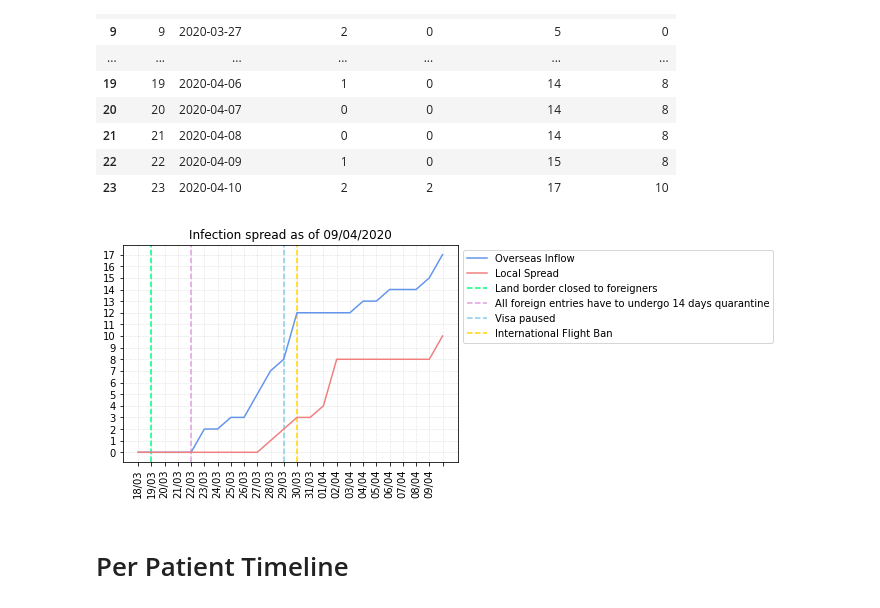
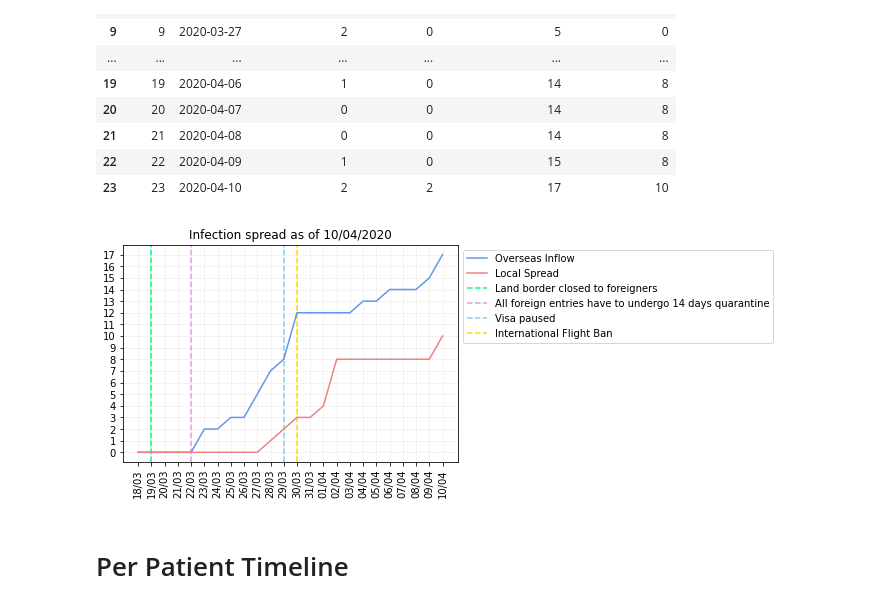
Before and after one commit to finerbrighterlighter/myanmar_covid19, a Jupyter notebook: exponential_growth.ipynb, the cells around one changed output. Drawn from its saved outputs; the diff is of its cells as text; code cells hidden in the pictures.

```diff
--- a/exponential_growth.ipynb
+++ b/exponential_growth.ipynb
@@ -85,7 +85,8 @@ case_df
 | 11 | 2020-04-10 | 2 | 2 |
 # %%
 timeline_df = pd.DataFrame(columns=["ndays","date"])
-timeline_df["ndays"] = np.arange(len(pd.date_range(start=df.ann_date.min(), end=df.ann_date.max())))
+#timeline_df["ndays"] = np.arange(len(pd.date_range(start=df.ann_date.min(), end=df.ann_date.max())))
+timeline_df["ndays"] = np.arange(len(pd.date_range(start=df.ann_date.min(), end=pd.to_datetime("today"))))
 timeline_df.loc[0,"date"]=df.ann_date.min()
 for i in range(1,len(timeline_df)):
     timeline_df.loc[i,"date"] = timeline_df.loc[i-1,"date"] + pd.Timedelta(days=1)
@@ -166,7 +170,8 @@ files.download(new_cases)
 [figure]
 # %%
 exp_df = pd.DataFrame(columns=["ndays","date"])
-exp_df["ndays"] = np.arange(len(pd.date_range(start=case_df.date.min(), end=case_df.date.max())))
+#exp_df["ndays"] = np.arange(len(pd.date_range(start=case_df.date.min(), end=case_df.date.max())))
+exp_df["ndays"] = np.arange(len(pd.date_range(start=case_df.date.min(), end=pd.to_datetime("today"))))
 exp_df.loc[0,"date"]=case_df.date.min()
 for i in range(1,len(exp_df)):
     exp_df.loc[i,"date"] = exp_df.loc[i-1,"date"] + pd.Timedelta(days=1)
@@ -366,7 +375,8 @@ files.download(status)
 ## Spread Trend
 # %%
 spread_trend_df = pd.DataFrame(columns=["ndays","date"])
-spread_trend_df["ndays"] = np.arange(len(pd.date_range(start=case_df.date.min()-pd.Timedelta(days=5), end=case_df.date.max())))
+#spread_trend_df["ndays"] = np.arange(len(pd.date_range(start=case_df.date.min()-pd.Timedelta(days=5), end=case_df.date.max())))
+spread_trend_df["ndays"] = np.arange(len(pd.date_range(start=case_df.date.min()-pd.Timedelta(days=5), end=pd.to_datetime("today"))))
 spread_trend_df.loc[0,"date"]=case_df.date.min()-pd.Timedelta(days=5)
 for i in range(1,len(spread_trend_df)):
     spread_trend_df.loc[i,"date"] = spread_trend_df.loc[i-1,"date"] + pd.Timedelta(days=1)
@@ -402,29 +412,31 @@ spread_trend_df
 # %%
 fig, ax = plt.subplots()
 ax.grid(linestyle=':', linewidth='0.5', color='silver')
 ax.set_axisbelow(True)
 
-xindex = np.arange(len(pd.date_range(start=spread_trend_df.date.min(), end=spread_trend_df.date.max())))
+#xindex = np.arange(len(pd.date_range(start=spread_trend_df.date.min(), end=spread_trend_df.date.max())))
+xindex = np.arange(len(pd.date_range(start=spread_trend_df.date.min(), end=pd.to_datetime("today"))))
 
+#plt.xticks(xindex,pd.date_range(start=spread_trend_df.date.min(), end=spread_trend_df.date.max()).strftime('%d/%m'), fontsize=10, rotation=90)
 plt.xticks(xindex,pd.date_range(start=spread_trend_df.date.min(), end=pd.to_datetime("today")).strftime('%d/%m'), fontsize=10, rotation=90)
 plt.gca().yaxis.set_major_locator(mticker.MultipleLocator(1))
 
 land_close_fore = plt.axvline(x=1, color="springgreen", linestyle="--")
 com_qua = plt.axvline(x=4, color="plum", linestyle="--")
 visa_close = plt.axvline(x=11, color="skyblue", linestyle="--")
 air_close = plt.axvline(x=12, color="gold", linestyle="--")
 overseas_inflow = plt.plot(xindex, spread_trend_df["tot_overseas_inflow"], color="cornflowerblue")
 local_spread = plt.plot(xindex, spread_trend_df["tot_local_spread"], color="lightcoral")
 
 plt.title("Infection spread as of "+str(pd.to_datetime("today").strftime("%d/%m/%Y")))
 plt.legend((overseas_inflow[0],local_spread[0],land_close_fore,com_qua,visa_close,air_close), ("Overseas Inflow", "Local Spread","Land border closed to foreigners","All foreign entries have to undergo 14 days quarantine","Visa paused","International Flight Ban"),loc='upper left', bbox_to_anchor=(1, 1))
 
 spread = str(pd.to_datetime("today").strftime("%d-%m-%Y"))+"_spread.svg"
 plt.savefig(spread, bbox_inches = "tight")
 plt.show()
 files.download(spread)
 # %% [output]
-[figure, old version]
+[figure, new version]
 # %% [markdown]
 # Per Patient Timeline
 # %%
```
Also changed, not shown: parts of 8 cells of this notebook.
